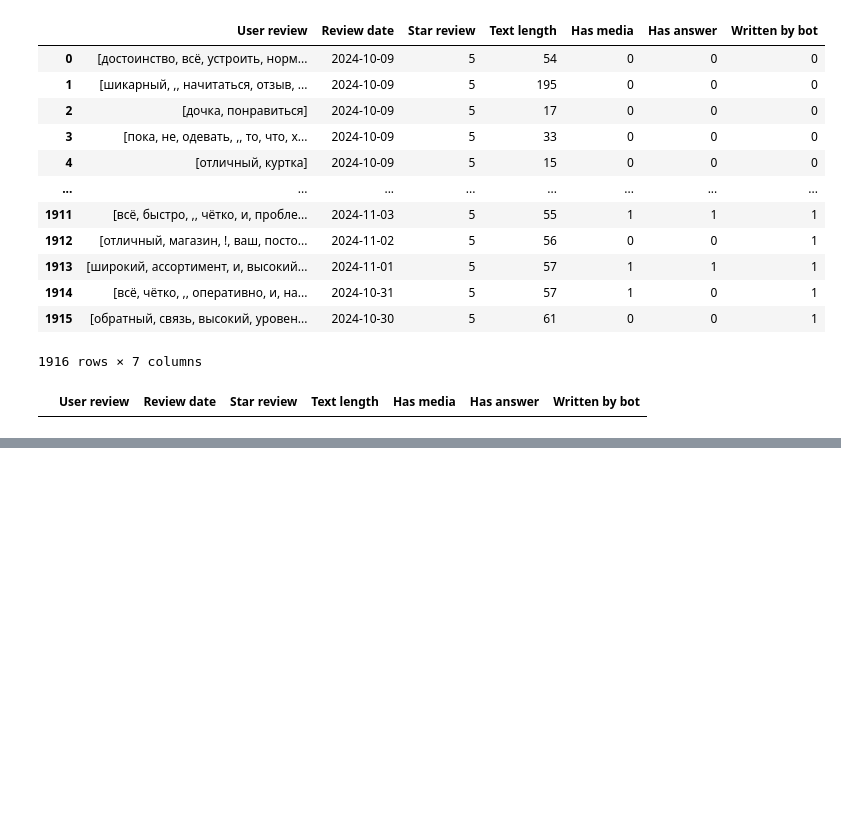
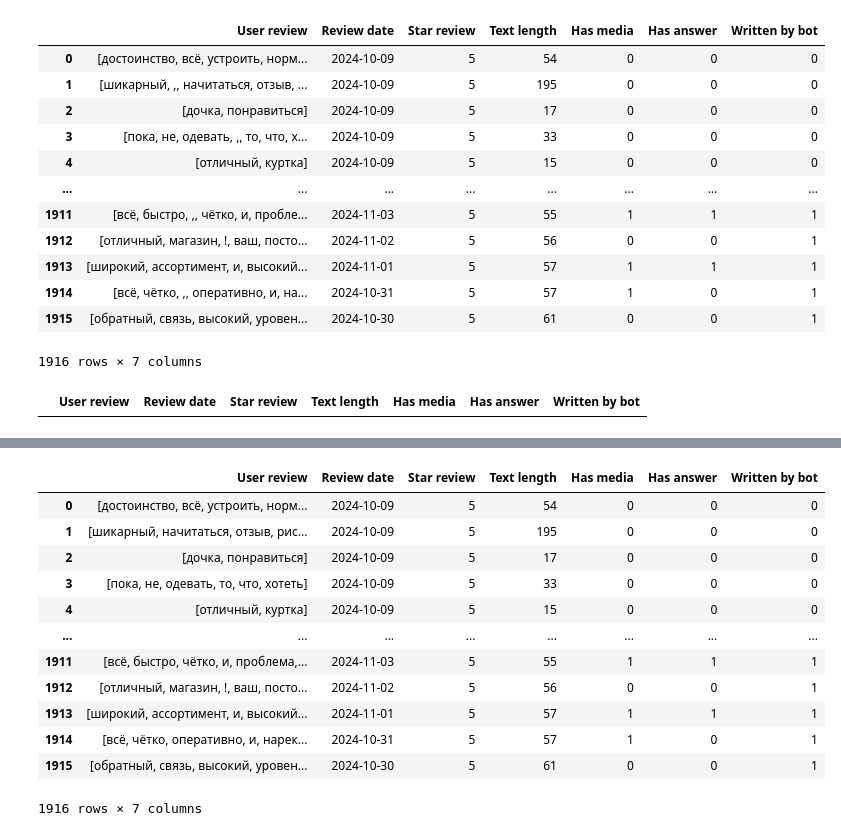
Before and after one commit to Garinelli/ReviewAI, a Jupyter notebook: src/ml/nltk_preprocessing.ipynb, the cells around one changed output, grey strips where cells are left out. Drawn from its saved outputs; the diff is of its cells as text; code cells hidden in the pictures; blank space fills up the shorter version.

```diff
--- a/src/ml/nltk_preprocessing.ipynb
+++ b/src/ml/nltk_preprocessing.ipynb
@@ -174,0 +221,16 @@ filtered_df
+# %%
+df
+# %% [output]
+|  | User review | Review date | Star review | Text length | Has media | Has answer | Written by bot |
+| 0 | [достоинство, всё, устроить, норм... | 2024-10-09 | 5 | 54 | 0 | 0 | 0 |
+| 1 | [шикарный, начитаться, отзыв, рис... | 2024-10-09 | 5 | 195 | 0 | 0 | 0 |
+| 2 | [дочка, понравиться] | 2024-10-09 | 5 | 17 | 0 | 0 | 0 |
+| 3 | [пока, не, одевать, то, что, хотеть] | 2024-10-09 | 5 | 33 | 0 | 0 | 0 |
+| 4 | [отличный, куртка] | 2024-10-09 | 5 | 15 | 0 | 0 | 0 |
+| ... | ... | ... | ... | ... | ... | ... | ... |
+| 1911 | [всё, быстро, чётко, и, проблема,... | 2024-11-03 | 5 | 55 | 1 | 1 | 1 |
+| 1912 | [отличный, магазин, !, ваш, посто... | 2024-11-02 | 5 | 56 | 0 | 0 | 1 |
+| 1913 | [широкий, ассортимент, и, высокий... | 2024-11-01 | 5 | 57 | 1 | 1 | 1 |
+| 1914 | [всё, чётко, оперативно, и, нарек... | 2024-10-31 | 5 | 57 | 1 | 0 | 1 |
+| 1915 | [обратный, связь, высокий, уровен... | 2024-10-30 | 5 | 61 | 0 | 0 | 1 |
+1916 rows × 7 columns
```
Also changed, not shown: parts of 6 cells of this notebook, 1 other file.
